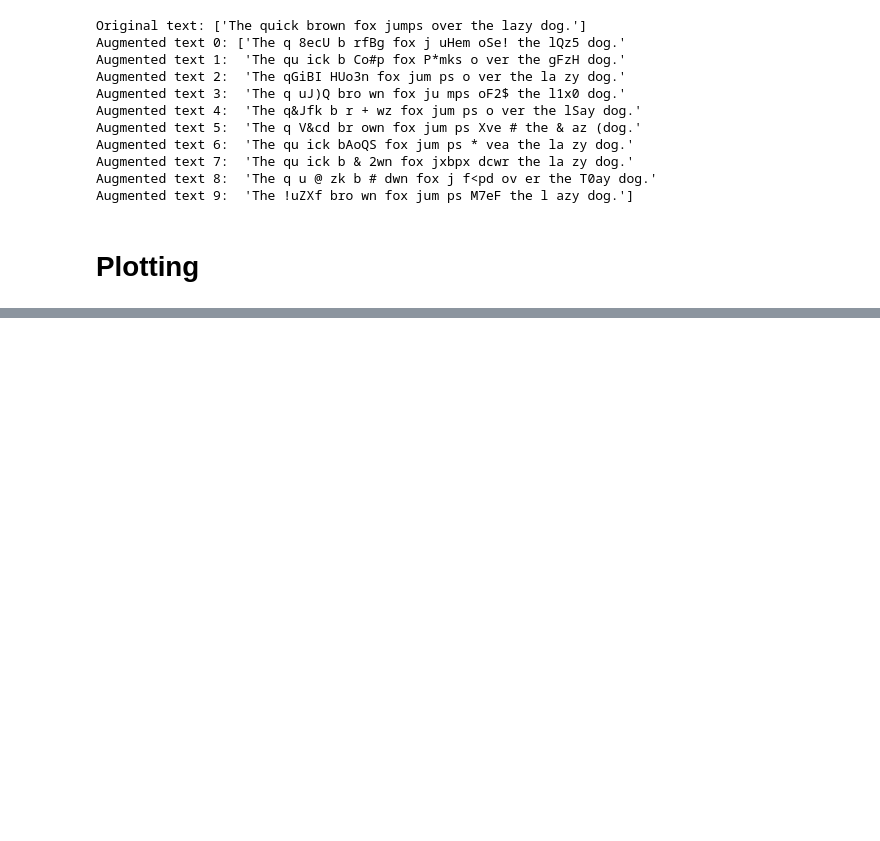
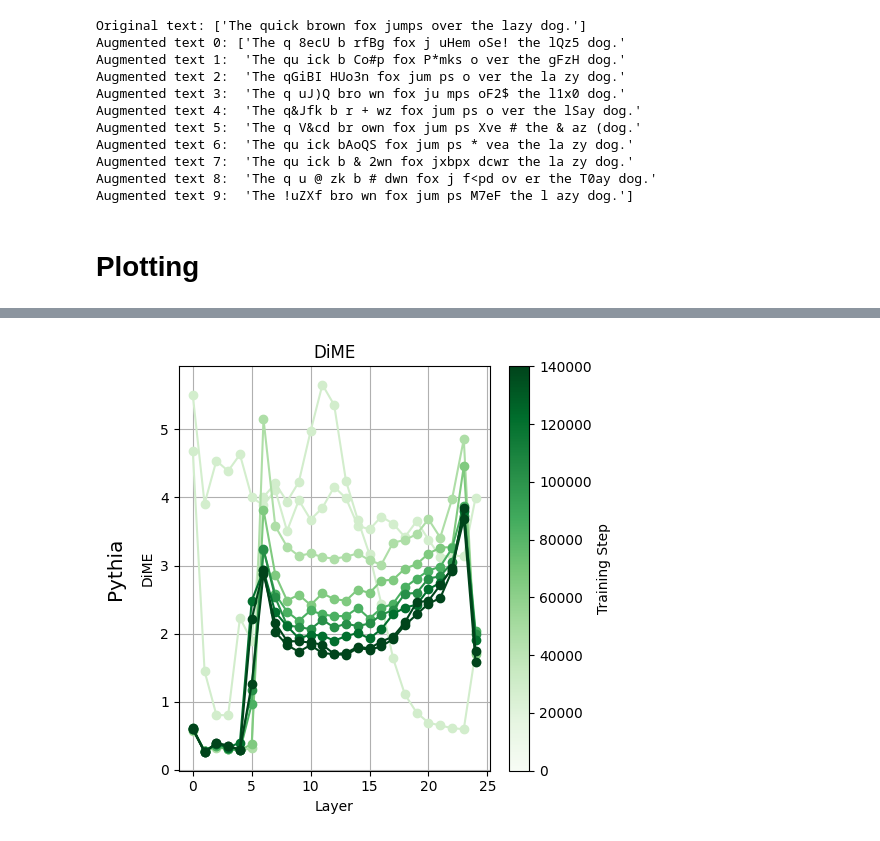
Before and after one commit to OFSkean/information_flow, a Jupyter notebook: experiments/layerwise_entropies.ipynb, the cells around one changed output, grey strips where cells are left out. Saved outputs shown, nothing was run; the diff lists cells and outputs as text; code cells hidden in the pictures; blank space fills up the shorter version.

```diff
--- a/experiments/layerwise_entropies.ipynb
+++ b/experiments/layerwise_entropies.ipynb
@@ -405,0 +550,76 @@ plt.show()
+# %%
+import matplotlib.pyplot as plt
+import numpy as np
+import matplotlib.colors as colors
+
+SHOULD_USE_DEPTH_PERCENTAGE = False
+
+models = ["EleutherAI"]
+experiments = ["dime"]
+
+A = len(models)
+B = len(experiments)
+fig, axs = plt.subplots(A, B, figsize=(5 * B, 5 * A))
+if A == 1:
+    axs = [axs]
+
+row_labels = ['Pythia']
+col_labels = ['DiME']
+
+# Iterate over models and experiments
+for i, model_family in enumerate(models):
+    for j, evaluation_metric in enumerate(experiments):
+        # Load entropies for each model and experiment
+        granularity = 'dataset'
+
+        normalization = 'raw'
+        normalization = 'raw' if 'curvature' in evaluation_metric else normalization
+        normalization = 'raw' if 'infonce' in evaluation_metric else normalization
+        normalization = 'maxEntropy' if 'lidar' in evaluation_metric else normalization
+
+        layerwise_entropies = load_results_layerwise_entropies(model_family, evaluation_metric, granularity=granularity, normalization=normalization, revisioned=True)
+
+        # Access the corresponding subplot
+        ax = axs[i, j] if A > 1 and B > 1 else axs[j] if A == 1 else axs[i]
+        if layerwise_entropies is not None:
+            for model_size_idx, (model_variant, entropies) in enumerate(layerwise_entropies.items()):
+                step = int(model_variant.split('_step')[1])
+                color = plt.cm.Greens((30000+step) / 150000)  # Normalize step to [0, 1]
+
+                if SHOULD_USE_DEPTH_PERCENTAGE:
+                    depth_percentage = np.linspace(0, 100, len(entropies))
+                    ax.plot(depth_percentage, entropies, marker='o', color=color)
+                else:
+                    ax.plot(entropies, marker='o', color=color)
+        else:
+            ax.text(0.5, 0.5, 'Missing data', ha='center', va='center', fontsize=12, color='red')
+
+        if SHOULD_USE_DEPTH_PERCENTAGE:
+            ax.set_xlabel('Depth Percentage')
+        else:
+            ax.set_xlabel('Layer')
+        ax.set_ylabel(f'{col_labels[j]}')
+        if i==0:
+            ax.set_title(f'{col_labels[j]}')
+
+        ax.grid(True)
+
+        # Add colorbar as legend
+        cmap = plt.cm.get_cmap('Greens').copy()
+        sm = plt.cm.ScalarMappable(cmap=cmap, norm=plt.Normalize(vmin=0, vmax=140000))
+        sm.set_array([])
+        cbar = plt.colorbar(sm, ax=ax)
+        cbar.set_label('Training Step')
+
+# Set row labels using ax.text
+for i, row in enumerate(row_labels):
+    y_position = (A-i-0.5)/A
+    if i == len(models)-1:
+        y_position += 0.02
+    fig.text(-0.001, y_position, row, rotation=90, va='center', ha='right', fontsize='x-large')
+
+# Adjust layout
+plt.tight_layout()
+plt.show()
+# %% [output]
+[figure, added]
```
Also changed, not shown: parts of 22 cells of this notebook.
